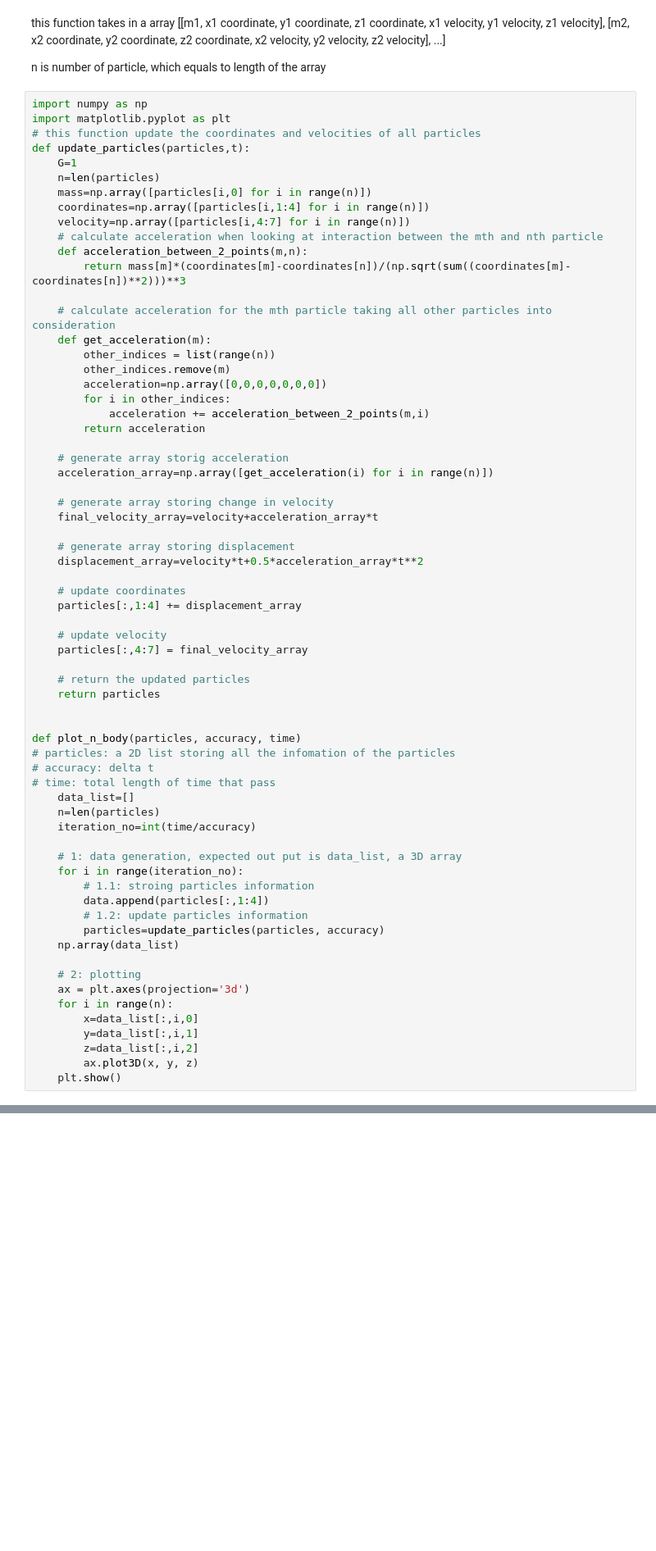
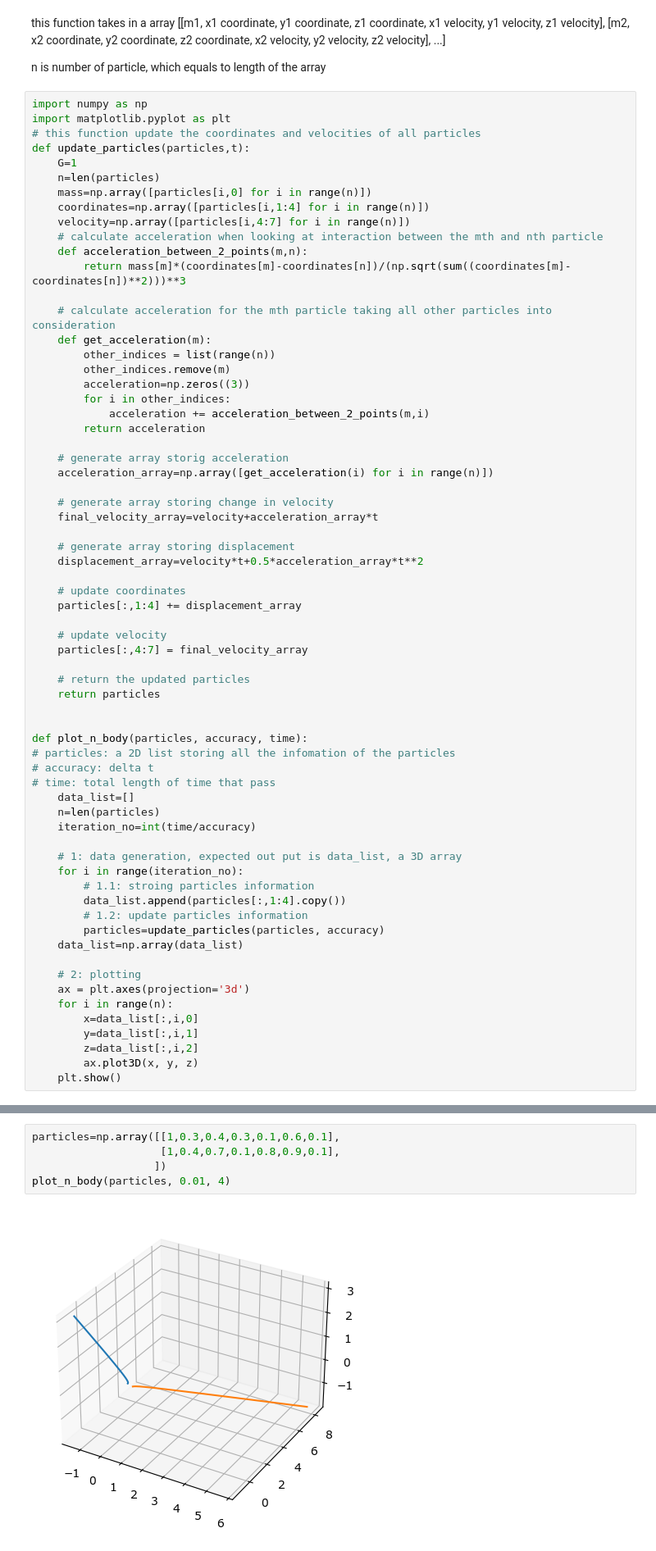
Before and after one commit to chengjunyuan/SP2273-breakfast-club, a Jupyter notebook: group-project/N body.ipynb, the cells around one changed output, grey strips where cells are left out. Shown at 82% size. Saved outputs shown, nothing was run; the diff lists cells and outputs as text; blank space fills up the shorter version.

Commit message:
Add files via upload
updated n body after debugging

```diff
--- a/group-project/N body.ipynb
+++ b/group-project/N body.ipynb
@@ -23,7 +23,7 @@ def update_particles(particles,t):
     def get_acceleration(m):
         other_indices = list(range(n))
         other_indices.remove(m)
-        acceleration=np.array([0,0,0,0,0,0,0])
+        acceleration=np.zeros((3))
         for i in other_indices:
             acceleration += acceleration_between_2_points(m,i)
         return acceleration
@@ -47,7 +47,7 @@ def update_particles(particles,t):
     return particles
 
 
-def plot_n_body(particles, accuracy, time)
+def plot_n_body(particles, accuracy, time):
 # particles: a 2D list storing all the infomation of the particles
 # accuracy: delta t
 # time: total length of time that pass
@@ -58,10 +58,10 @@ def plot_n_body(particles, accuracy, time)
     # 1: data generation, expected out put is data_list, a 3D array
     for i in range(iteration_no):
         # 1.1: stroing particles information
-        data.append(particles[:,1:4])
+        data_list.append(particles[:,1:4].copy())
         # 1.2: update particles information
         particles=update_particles(particles, accuracy)
-    np.array(data_list)
+    data_list=np.array(data_list)
 
     # 2: plotting
     ax = plt.axes(projection='3d')
@@ -92,0 +74,7 @@ print (a_and_b)
+# %%
+particles=np.array([[1,0.3,0.4,0.3,0.1,0.6,0.1],
+                    [1,0.4,0.7,0.1,0.8,0.9,0.1],
+                   ])
+plot_n_body(particles, 0.01, 4)
+# %% [output]
+[figure, added]
```
Also changed, not shown: parts of 1 cell of this notebook.
